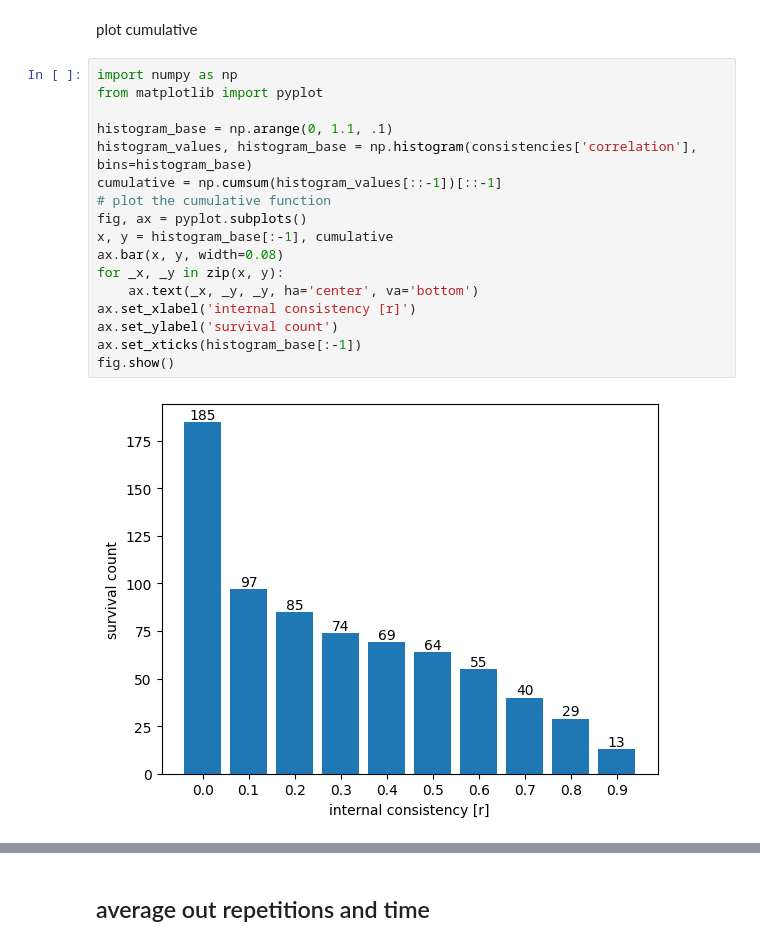
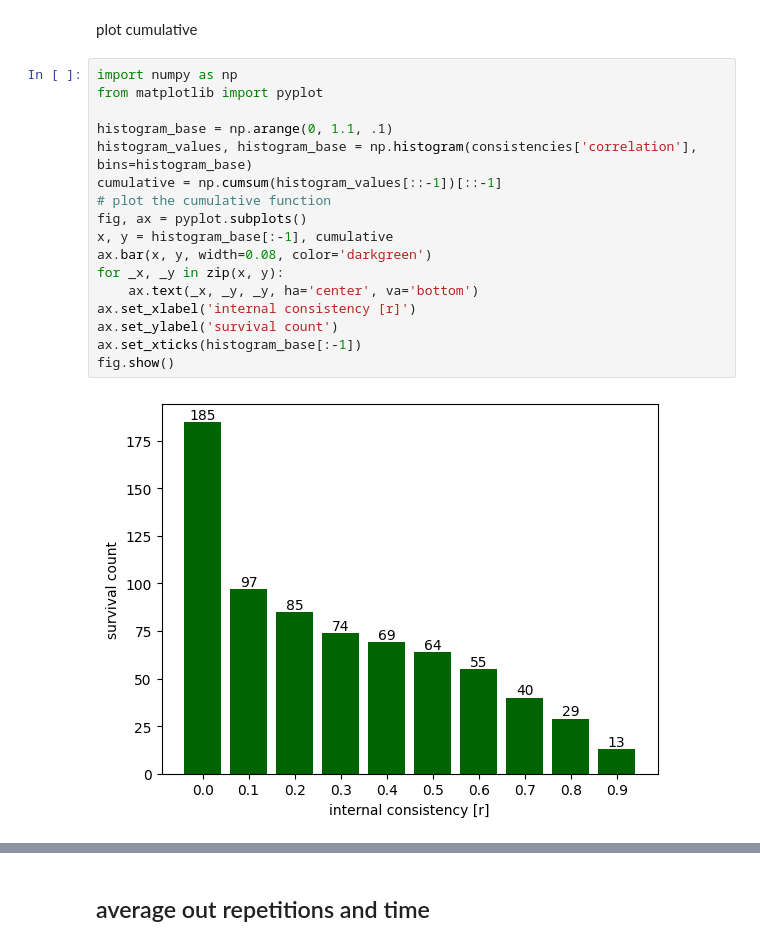
Before and after one commit to dicarlolab/pipeline_analysis, a Jupyter notebook: pico_muri.ipynb, the cells around one changed output, grey strips where cells are left out. Saved outputs shown, nothing was run; the diff lists cells and outputs as text.

```diff
--- a/pico_muri.ipynb
+++ b/pico_muri.ipynb
@@ -73,21 +68,21 @@ plot cumulative
 # %%
 import numpy as np
 from matplotlib import pyplot
 
 histogram_base = np.arange(0, 1.1, .1)
 histogram_values, histogram_base = np.histogram(consistencies['correlation'], bins=histogram_base)
 cumulative = np.cumsum(histogram_values[::-1])[::-1]
 # plot the cumulative function
 fig, ax = pyplot.subplots()
 x, y = histogram_base[:-1], cumulative
-ax.bar(x, y, width=0.08)
+ax.bar(x, y, width=0.08, color='darkgreen')
 for _x, _y in zip(x, y):
     ax.text(_x, _y, _y, ha='center', va='bottom')
 ax.set_xlabel('internal consistency [r]')
 ax.set_ylabel('survival count')
 ax.set_xticks(histogram_base[:-1])
 fig.show()
 # %% [output]
-[figure, old version]
+[figure, new version]
 # %%
 # filter assembly
```
Also changed, not shown: parts of 10 cells of this notebook, 1 other file.
